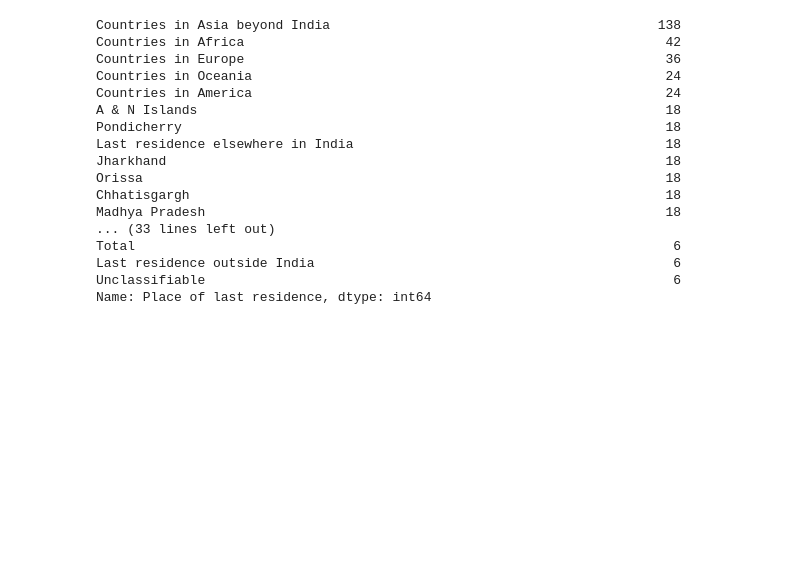
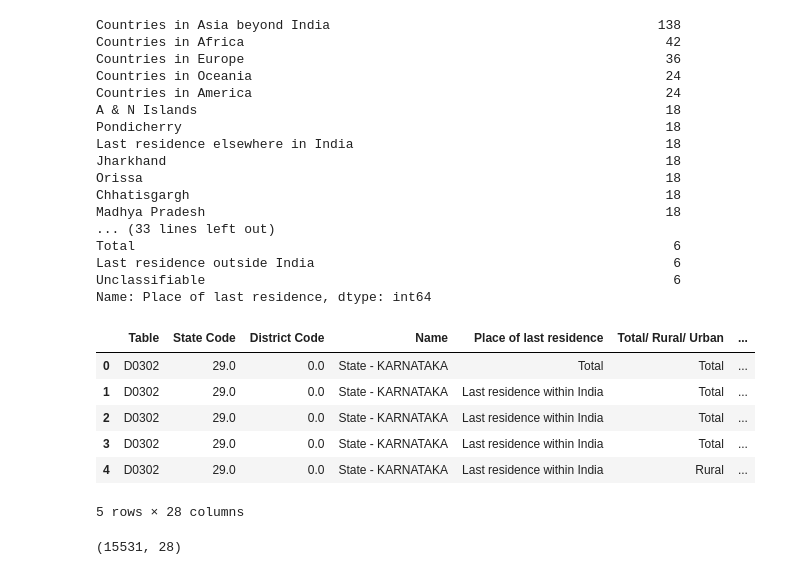
Before and after one commit to SuprajaYadavH/Hackathon, a Jupyter notebook: census_inflow.ipynb, the cells around one changed output. Cells and saved outputs as stored; diff of their text form; code cells hidden in the pictures; blank space fills up the shorter version.

```diff
--- a/census_inflow.ipynb
+++ b/census_inflow.ipynb
@@ -149,0 +155,14 @@ Name: Place of last residence, dtype: int64
+# %%
+df_2011.head()
+# %% [output]
+|  | Table | State Code | District Code | Name | Place of last residence | Total/ Rural/ Urban | ... |
+| 0 | D0302 | 29.0 | 0.0 | State - KARNATAKA | Total | Total | ... |
+| 1 | D0302 | 29.0 | 0.0 | State - KARNATAKA | Last residence within India | Total | ... |
+| 2 | D0302 | 29.0 | 0.0 | State - KARNATAKA | Last residence within India | Total | ... |
+| 3 | D0302 | 29.0 | 0.0 | State - KARNATAKA | Last residence within India | Total | ... |
+| 4 | D0302 | 29.0 | 0.0 | State - KARNATAKA | Last residence within India | Rural | ... |
+5 rows × 28 columns
+# %%
+df_2011.shape
+# %% [output]
+(15531, 28)
```
Also changed, not shown: parts of 17 cells of this notebook.
